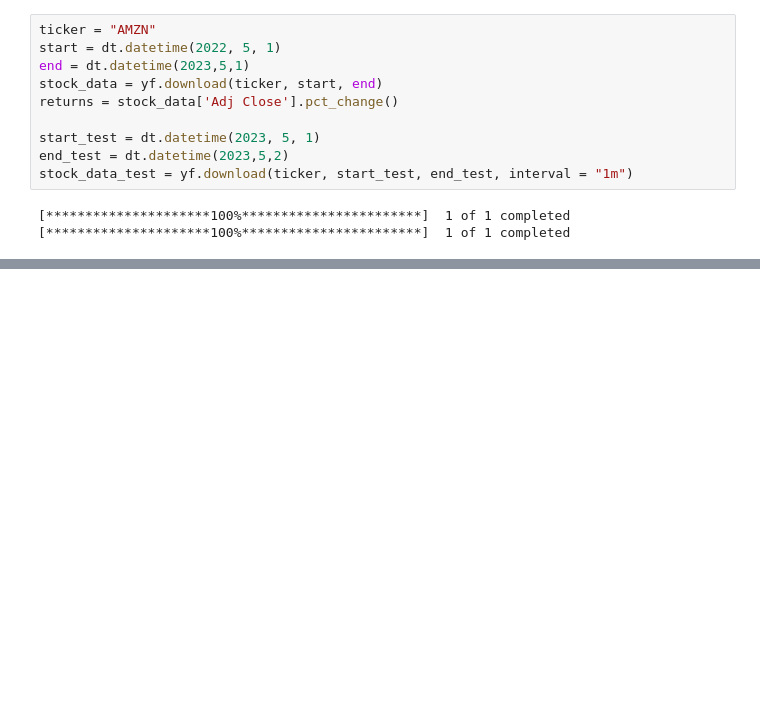
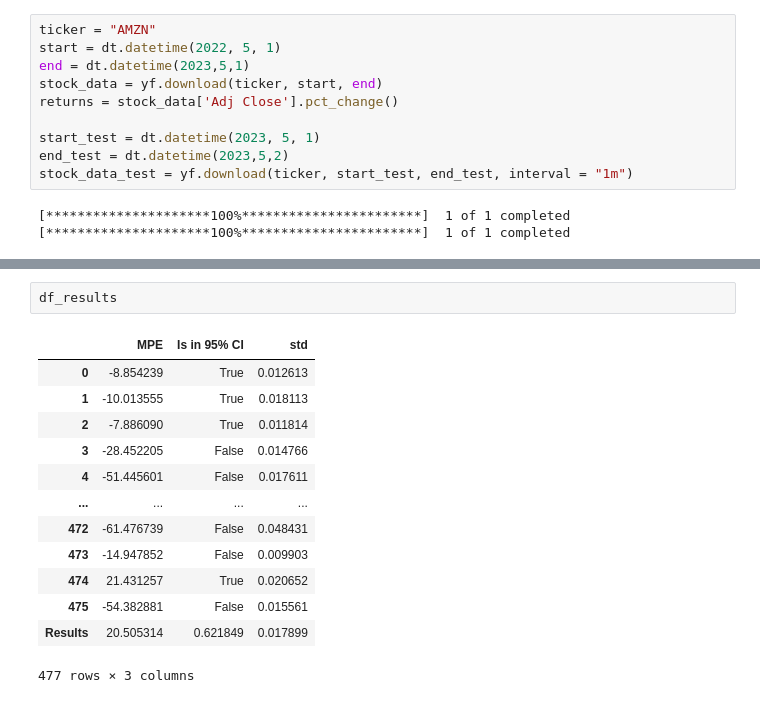
Before and after one commit to tiago-trigo/Geometric-Brownian-Motion, a Jupyter notebook: Untitled.ipynb, the cells around one changed output, grey strips where cells are left out. Drawn from its saved outputs; the diff is of its cells as text; blank space fills up the shorter version.

```diff
--- a/Untitled.ipynb
+++ b/Untitled.ipynb
@@ -120,0 +238,16 @@ plt.plot(stock_data_test["Adj Close"].iloc[0:200])
+# %%
+df_results
+# %% [output]
+|  | MPE | Is in 95% CI | std |
+| 0 | -8.854239 | True | 0.012613 |
+| 1 | -10.013555 | True | 0.018113 |
+| 2 | -7.886090 | True | 0.011814 |
+| 3 | -28.452205 | False | 0.014766 |
+| 4 | -51.445601 | False | 0.017611 |
+| ... | ... | ... | ... |
+| 472 | -61.476739 | False | 0.048431 |
+| 473 | -14.947852 | False | 0.009903 |
+| 474 | 21.431257 | True | 0.020652 |
+| 475 | -54.382881 | False | 0.015561 |
+| Results | 20.505314 | 0.621849 | 0.017899 |
+477 rows × 3 columns
```
Also changed, not shown: parts of 11 cells of this notebook, 2 other files.
